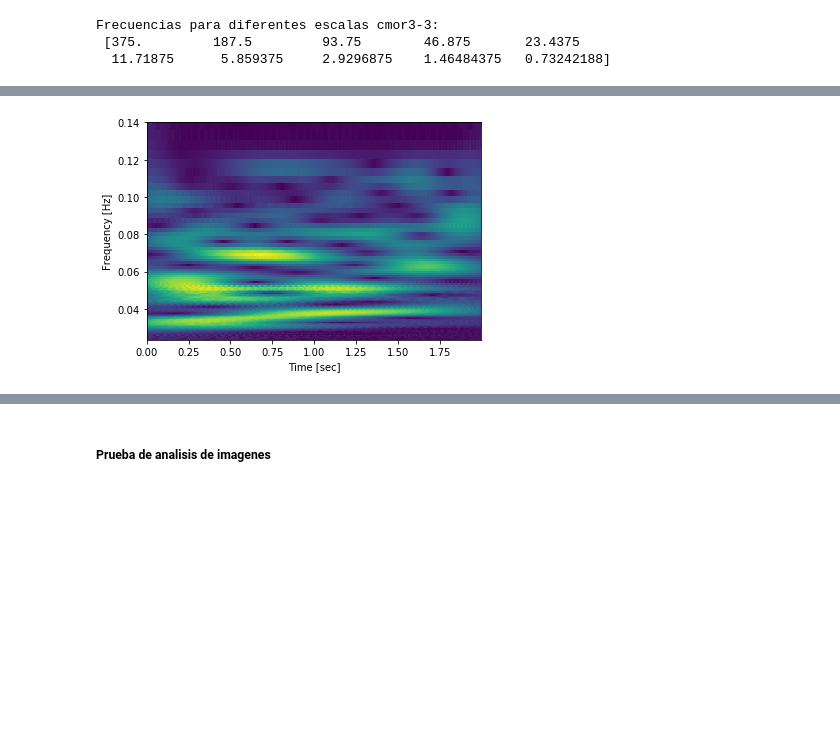
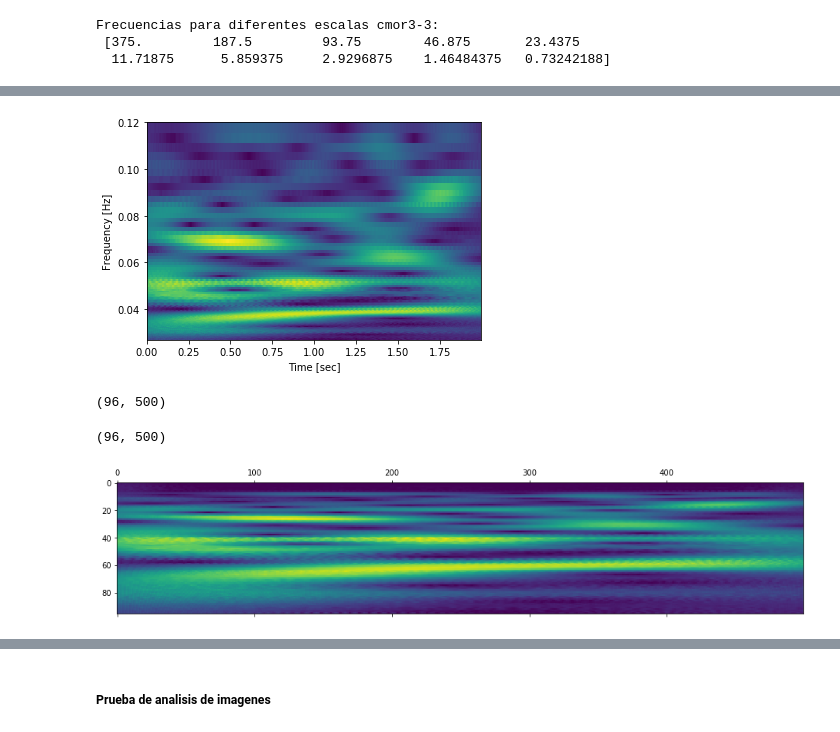
Before and after one commit to EdgarMoyete/Espectros, a Jupyter notebook: EscalogramaImgCWT.ipynb, the cells around one changed output, grey strips where cells are left out. Cells and saved outputs as stored; diff of their text form; code cells hidden in the pictures; blank space fills up the shorter version.

```diff
--- a/EscalogramaImgCWT.ipynb
+++ b/EscalogramaImgCWT.ipynb
@@ -68,8 +63,9 @@ plt.show()
 # %%
+# Zoom
 plt.pcolormesh(time, freqs, x)
-plt.axis([0, time[-1:], freqs[-1:], 0.14])
+plt.axis([0, time[-1:], freqs[-1:], 0.12])
 plt.xlabel('Time [sec]')
 plt.ylabel('Frequency [Hz]')
 plt.show()
 # %% [output]
-[figure, old version]
+[figure, new version]
@@ -76 +74,12 @@ plt.show()
+# %%
+x2.shape
+# %% [output]
+(96, 500)
+# %%
+print(x2.shape)
+plt.matshow(x2)
+plt.show()
+# %% [output]
+(96, 500)
+[figure, added]
 # %%
```
Also changed, not shown: parts of 11 cells of this notebook, 3 other files.
